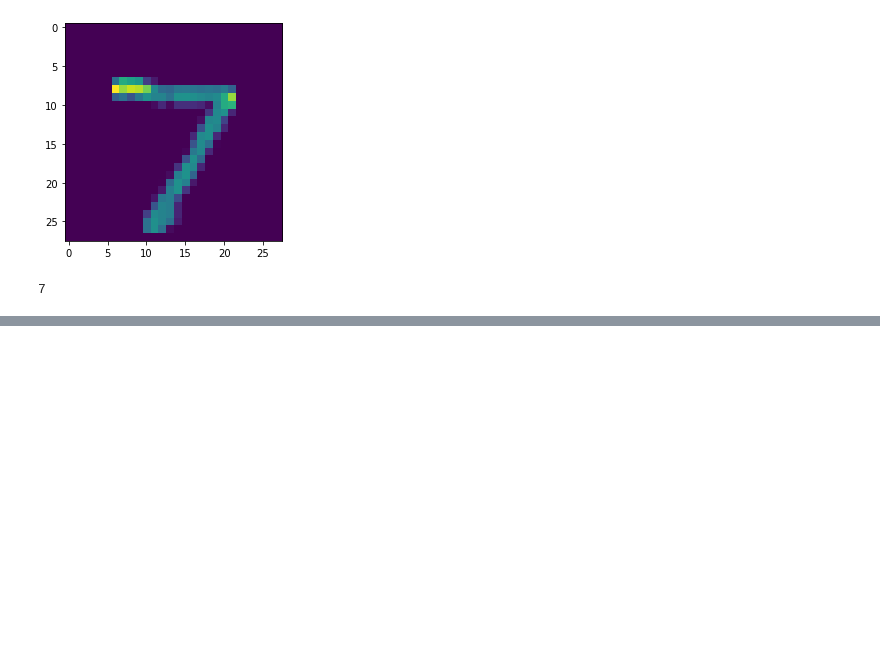
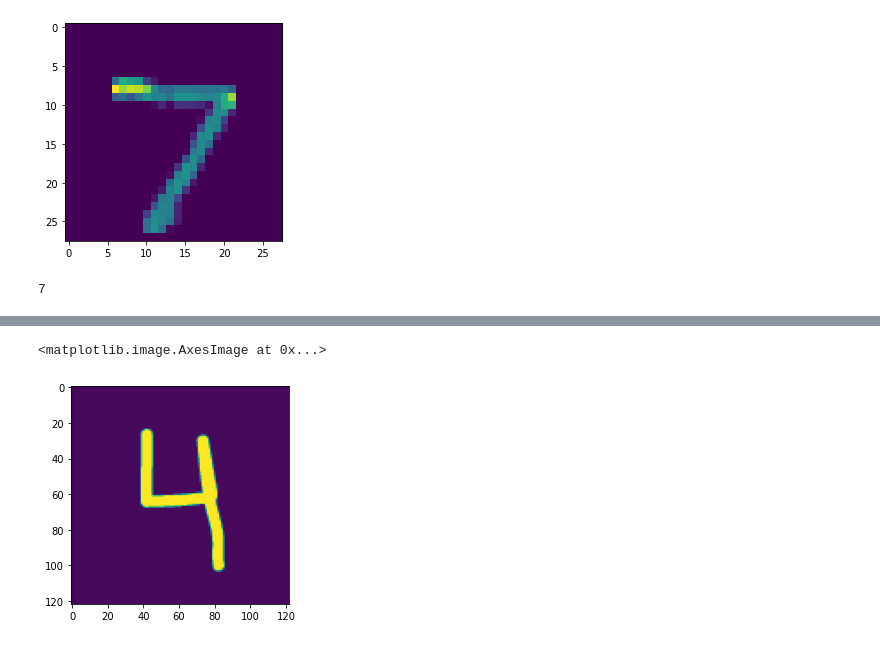
Before and after one commit to zulkarnaenfhr/CNN-Handwritten-Digit-Classification, a Jupyter notebook: CNN_HandWritten_Digit_Classification.ipynb, the cells around one changed output, grey strips where cells are left out. Saved outputs shown, nothing was run; the diff lists cells and outputs as text; code cells hidden in the pictures; blank space fills up the shorter version.

```diff
--- a/CNN_HandWritten_Digit_Classification.ipynb
+++ b/CNN_HandWritten_Digit_Classification.ipynb
@@ -241,5 +241,10 @@ print(img.shape)
 # %%
 imggray = cv2.cvtColor(img, cv2.COLOR_BGR2GRAY)
+# %%
+plt.imshow(imggray)
+# %% [output]
+<matplotlib.image.AxesImage at 0x...>
+[figure, added]
 # %%
 imggray.shape
 # %% [output]
```
Also changed, not shown: parts of 13 cells of this notebook, 10 other files.
